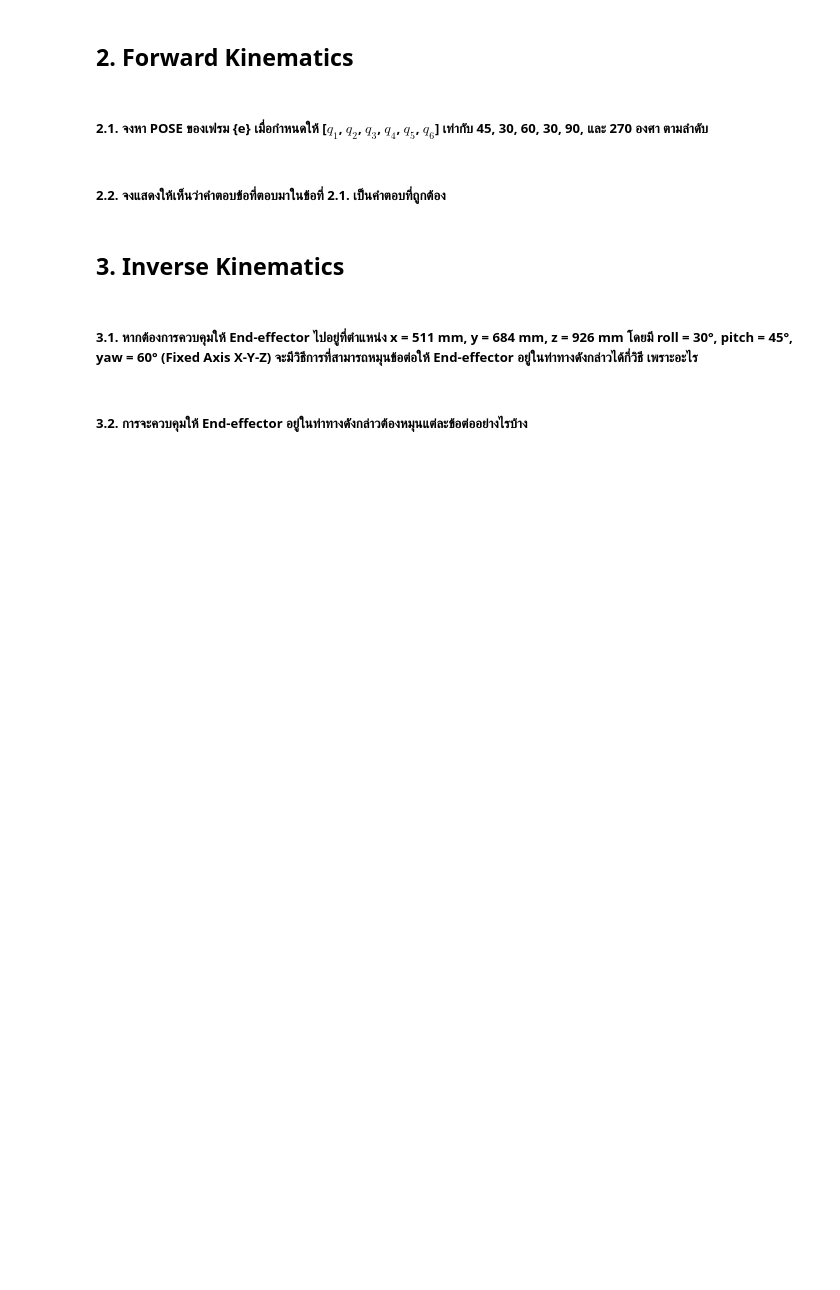
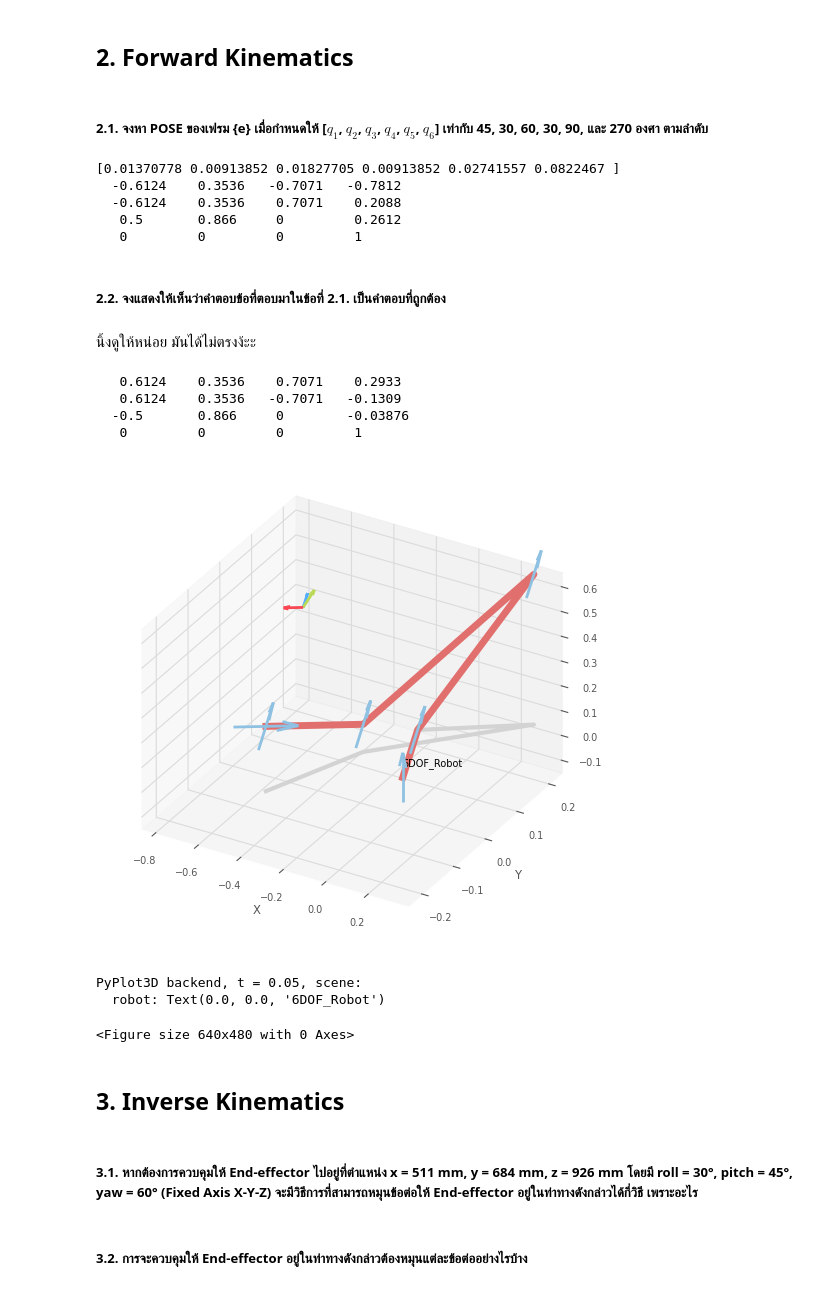
Before and after one commit to net225/Kinematic, a Jupyter notebook: HW2_notebook.ipynb, the cells around one changed output. Cells and saved outputs as stored; diff of their text form; code cells hidden in the pictures; blank space fills up the shorter version.

```diff
--- a/HW2_notebook.ipynb
+++ b/HW2_notebook.ipynb
@@ -72,5 +70,19 @@ array([[ 2.20735499e-16, -3.53553391e-01,  7.07106781e-01,
 ## 2. Forward Kinematics
 # %% [markdown]
 ##### 2.1. จงหา POSE ของเฟรม {e} เมื่อกำหนดให้ [$q_1$, $q_2$, $q_3$, $q_4$, $q_5$, $q_6$] เท่ากับ 45, 30, 60, 30, 90, และ 270 องศา ตามลำดับ
+# %%
+qe = [pi/4, pi/6, pi/3, pi/6, pi/2, 3*pi/2]
+
+P_0e = robot.fkine(qe)
+print(np.deg2rad(qe))
+print(P_0e)
+# %% [output]
+[0.01370778 0.00913852 0.01827705 0.00913852 0.02741557 0.0822467 ]
+  -0.6124    0.3536   -0.7071   -0.7812
+  -0.6124    0.3536    0.7071    0.2088
+   0.5       0.866     0         0.2612
+   0         0         0         1
 # %% [markdown]
 ##### 2.2. จงแสดงให้เห็นว่าคำตอบข้อที่ตอบมาในข้อที่ 2.1. เป็นคำตอบที่ถูกต้อง
+# %% [markdown]
+นิ้งดูให้หน่อย มันได้ไม่ตรงง้ะะ
@@ -77,3 +92,26 @@ array([[ 2.20735499e-16, -3.53553391e-01,  7.07106781e-01,
+# %%
+pose = SE3()
+set_a = [0, 0, 0.7, 0.7, 0, 0]
+set_alpha = [0, -pi/2, 0, 0, -pi/2, pi/2]
+set_d = [0, 0.2, -0.2, 0.2, -0.3, 0]
+set_offset = [0, -pi/2, 3*pi/4, -pi/4, pi/2, 0]
+
+for i in range(len(robot.links)):
+    pose = pose * Modify_XZ(set_a[i] ,set_alpha[i] ,set_d[i] ,q[i] + set_offset[i])
+pose = pose * robot.tool
+print(pose)
+# %% [output]
+   0.6124    0.3536    0.7071    0.2933
+   0.6124    0.3536   -0.7071   -0.1309
+  -0.5       0.866     0        -0.03876
+   0         0         0         1
+# %%
+robot.plot(qe)
+# %% [output]
+[figure, added]
+PyPlot3D backend, t = 0.05, scene:
+  robot: Text(0.0, 0.0, '6DOF_Robot')
+<Figure size 640x480 with 0 Axes>
 # %% [markdown]
 ## 3. Inverse Kinematics
 # %% [markdown]
```
Also changed, not shown: parts of 7 cells of this notebook, 3 other files.
